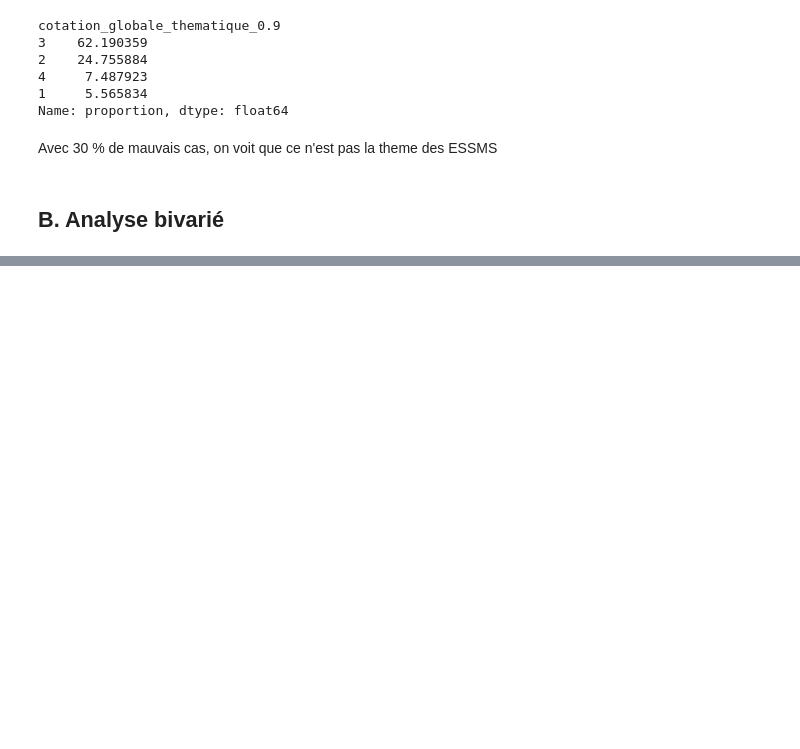
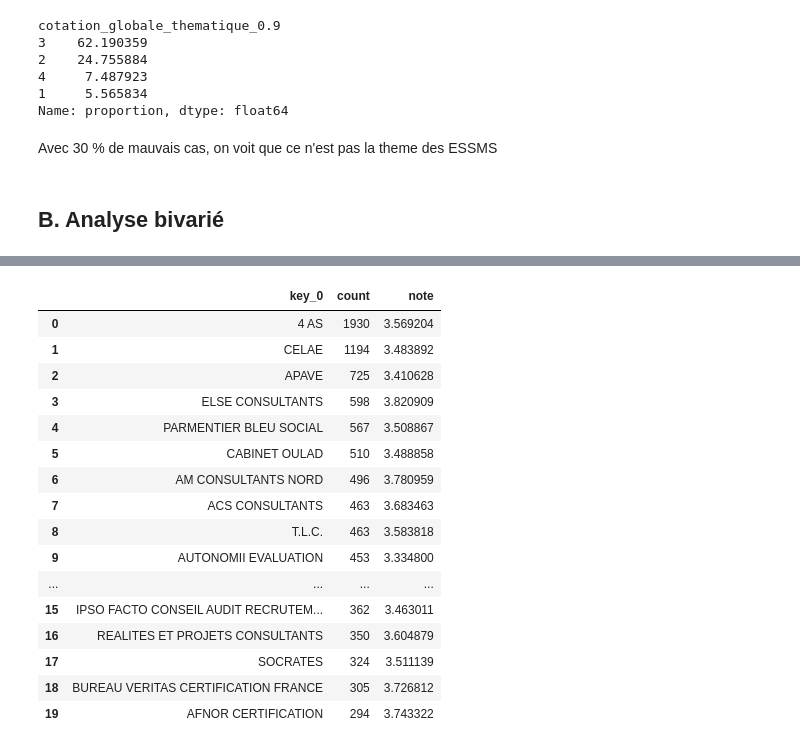
Before and after one commit to steeve91600/Analyse_de_donnes_et_Machine_learning_ESSMS, a Jupyter notebook: Médicale_ESSMS.ipynb, the cells around one changed output, grey strips where cells are left out. Saved outputs shown, nothing was run; the diff lists cells and outputs as text; code cells hidden in the pictures; blank space fills up the shorter version.

```diff
--- a/Médicale_ESSMS.ipynb
+++ b/Médicale_ESSMS.ipynb
@@ -203,7 +203,8 @@ Name: count, Length: 142, dtype: int64
 # %% [markdown]
 Il y a 142 organismes évaluateurs qui semblent avoir inégalement répartie les évaluations
 # %%
-titi2.head(20)
+rond=titi2.head(20)
+rond
 # %% [output]
 oe_nom
 4 AS                                              1930
@@ -972,0 +976,2 @@ Avec 30 % de mauvais cas, on voit que ce n'est pas la theme des ESSMS
+# %%
+df['note']=(df['cotation_globale_thematique_0.9']+df['cotation_globale_thematique_0.8']+df['cotation_globale_thematique_0.7']+df['cotation_globale_thematique_0.6']+df['cotation_globale_thematique_0.5']+df['cotation_globale_thematique_0.4']+df['cotation_globale_thematique_0.3']+df['cotation_globale_thematique_0.2']+df['cotation_globale_thematique_0.1'])/9
@@ -972,0 +1090,25 @@ Avec 30 % de mauvais cas, on voit que ce n'est pas la theme des ESSMS
+# %%
+mix=df.groupby('oe_nom')['note'].mean()
+# %%
+
+muh=pd.merge(rond, mix, left_on=rond.index, right_on=mix.index)
+# %%
+muh
+# %% [output]
+|  | key_0 | count | note |
+| 0 | 4 AS | 1930 | 3.569204 |
+| 1 | CELAE | 1194 | 3.483892 |
+| 2 | APAVE | 725 | 3.410628 |
+| 3 | ELSE CONSULTANTS | 598 | 3.820909 |
+| 4 | PARMENTIER BLEU SOCIAL | 567 | 3.508867 |
+| 5 | CABINET OULAD | 510 | 3.488858 |
+| 6 | AM CONSULTANTS NORD | 496 | 3.780959 |
+| 7 | ACS CONSULTANTS | 463 | 3.683463 |
+| 8 | T.L.C. | 463 | 3.583818 |
+| 9 | AUTONOMII EVALUATION | 453 | 3.334800 |
+| ... | ... | ... | ... |
+| 15 | IPSO FACTO CONSEIL AUDIT RECRUTEM... | 362 | 3.463011 |
+| 16 | REALITES ET PROJETS CONSULTANTS | 350 | 3.604879 |
+| 17 | SOCRATES | 324 | 3.511139 |
+| 18 | BUREAU VERITAS CERTIFICATION FRANCE | 305 | 3.726812 |
+| 19 | AFNOR CERTIFICATION | 294 | 3.743322 |
```
Also changed, not shown: parts of 20 cells of this notebook.
